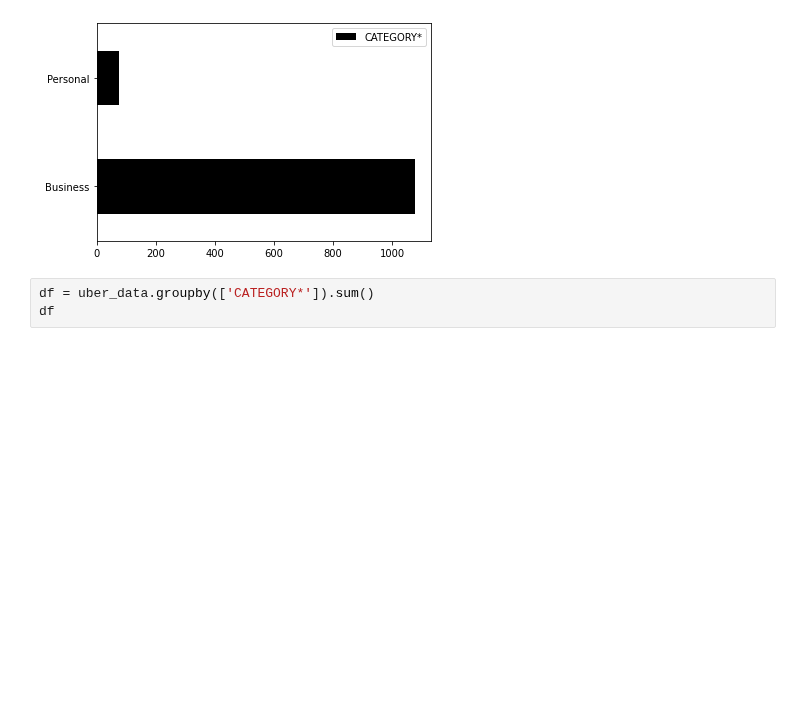
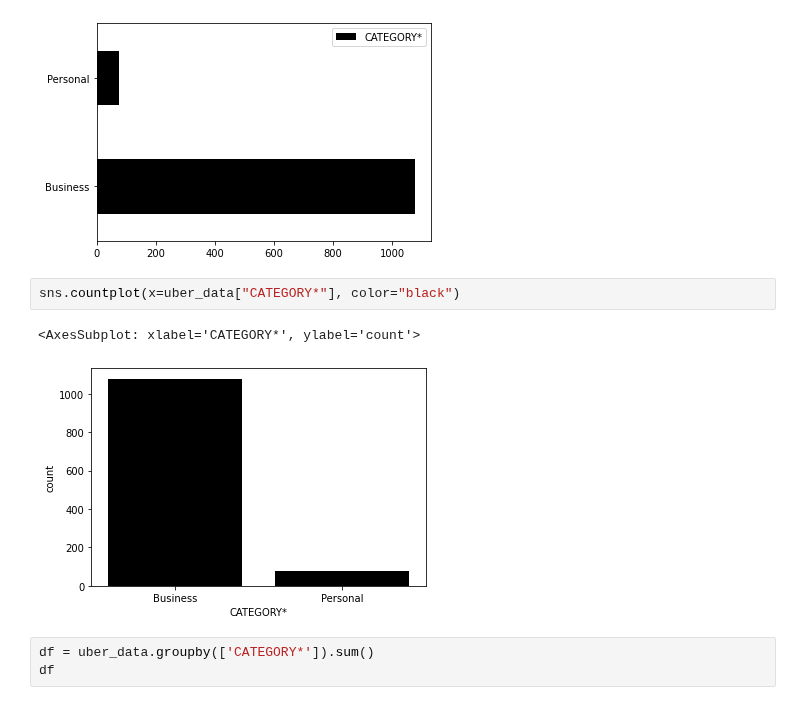
Before and after one commit to Hugox96/Uber_An-lise, a Jupyter notebook: Uber.ipynb, the cells around one changed output. Saved outputs shown, nothing was run; the diff lists cells and outputs as text; blank space fills up the shorter version.

```diff
--- a/Uber.ipynb
+++ b/Uber.ipynb
@@ -402,6 +402,11 @@ graph_category.plot(kind="barh", color='black')
 # %% [output]
 <AxesSubplot: >
 [figure]
+# %%
+sns.countplot(x=uber_data["CATEGORY*"], color="black")
+# %% [output]
+<AxesSubplot: xlabel='CATEGORY*', ylabel='count'>
+[figure, added]
 # %%
 df = uber_data.groupby(['CATEGORY*']).sum()
 df
```
